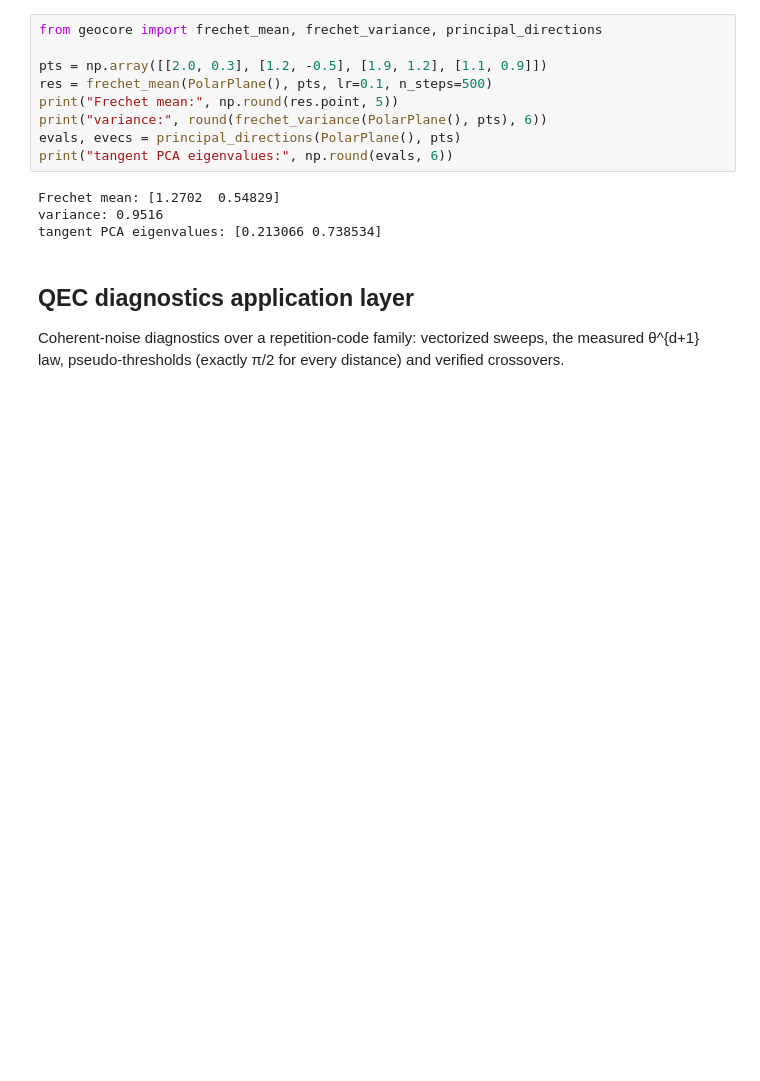
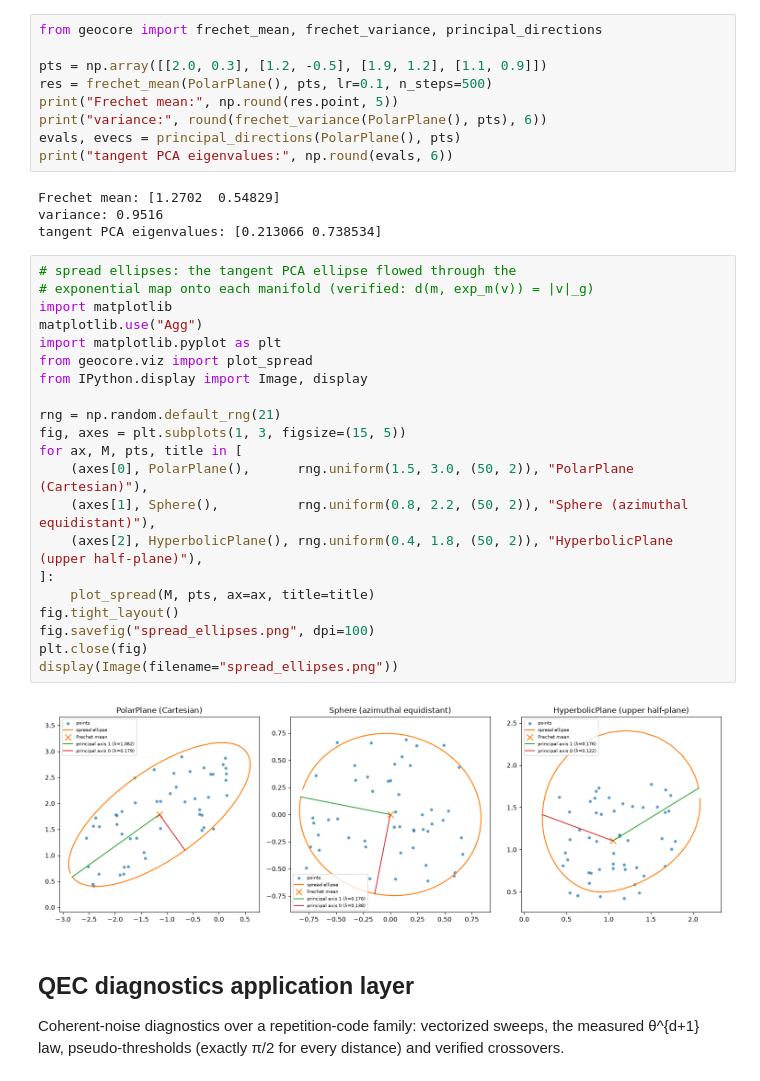
Before and after one commit to sdoygb/geocore, a Jupyter notebook: examples/geocore_demo.ipynb, the cells around one changed output. Drawn from its saved outputs; the diff is of its cells as text; blank space fills up the shorter version.

```diff
--- a/examples/geocore_demo.ipynb
+++ b/examples/geocore_demo.ipynb
@@ -264,6 +264,29 @@ print("tangent PCA eigenvalues:", np.round(evals, 6))
 Frechet mean: [1.2702  0.54829]
 variance: 0.9516
 tangent PCA eigenvalues: [0.213066 0.738534]
+# %%
+# spread ellipses: the tangent PCA ellipse flowed through the
+# exponential map onto each manifold (verified: d(m, exp_m(v)) = |v|_g)
+import matplotlib
+matplotlib.use("Agg")
+import matplotlib.pyplot as plt
+from geocore.viz import plot_spread
+from IPython.display import Image, display
+
+rng = np.random.default_rng(21)
+fig, axes = plt.subplots(1, 3, figsize=(15, 5))
+for ax, M, pts, title in [
+    (axes[0], PolarPlane(),      rng.uniform(1.5, 3.0, (50, 2)), "PolarPlane (Cartesian)"),
+    (axes[1], Sphere(),          rng.uniform(0.8, 2.2, (50, 2)), "Sphere (azimuthal equidistant)"),
+    (axes[2], HyperbolicPlane(), rng.uniform(0.4, 1.8, (50, 2)), "HyperbolicPlane (upper half-plane)"),
+]:
+    plot_spread(M, pts, ax=ax, title=title)
+fig.tight_layout()
+fig.savefig("spread_ellipses.png", dpi=100)
+plt.close(fig)
+display(Image(filename="spread_ellipses.png"))
+# %% [output]
+[figure, added]
 # %% [markdown]
 ## QEC diagnostics application layer
 
```
Also changed, not shown: parts of 3 cells of this notebook, 8 other files.
